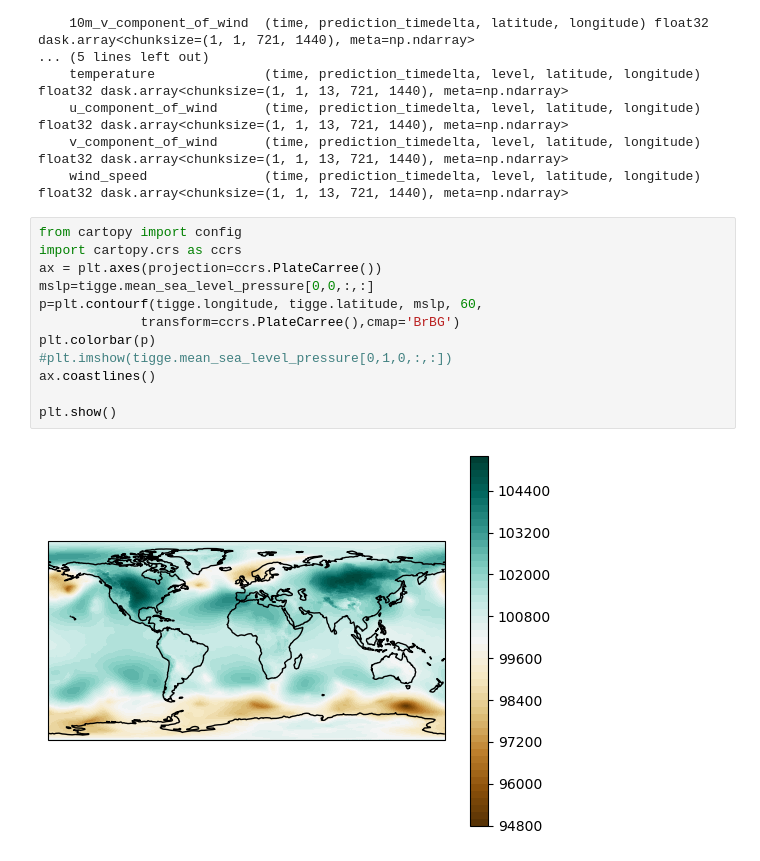
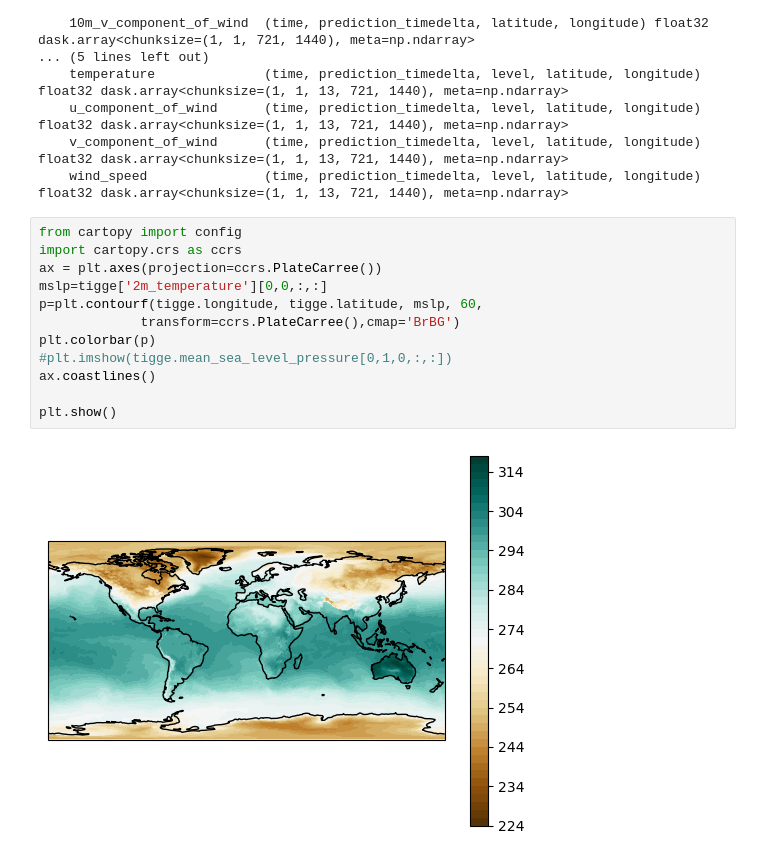
Before and after one commit to feldmann-m/AI-storm, a Jupyter notebook: devel/data_test.ipynb, the cells around one changed output. Saved outputs shown, nothing was run; the diff lists cells and outputs as text.

```diff
--- a/devel/data_test.ipynb
+++ b/devel/data_test.ipynb
@@ -44,15 +44,15 @@ Data variables:
 # %%
 from cartopy import config
 import cartopy.crs as ccrs
 ax = plt.axes(projection=ccrs.PlateCarree())
-mslp=tigge.mean_sea_level_pressure[0,0,:,:]
+mslp=tigge['2m_temperature'][0,0,:,:]
 p=plt.contourf(tigge.longitude, tigge.latitude, mslp, 60,
              transform=ccrs.PlateCarree(),cmap='BrBG')
 plt.colorbar(p)
 #plt.imshow(tigge.mean_sea_level_pressure[0,1,0,:,:])
 ax.coastlines()
 
 plt.show()
 # %% [output]
-[figure, old version]
+[figure, new version]
 # %%
```
Also changed, not shown: parts of 3 cells of this notebook, 1 other file.
